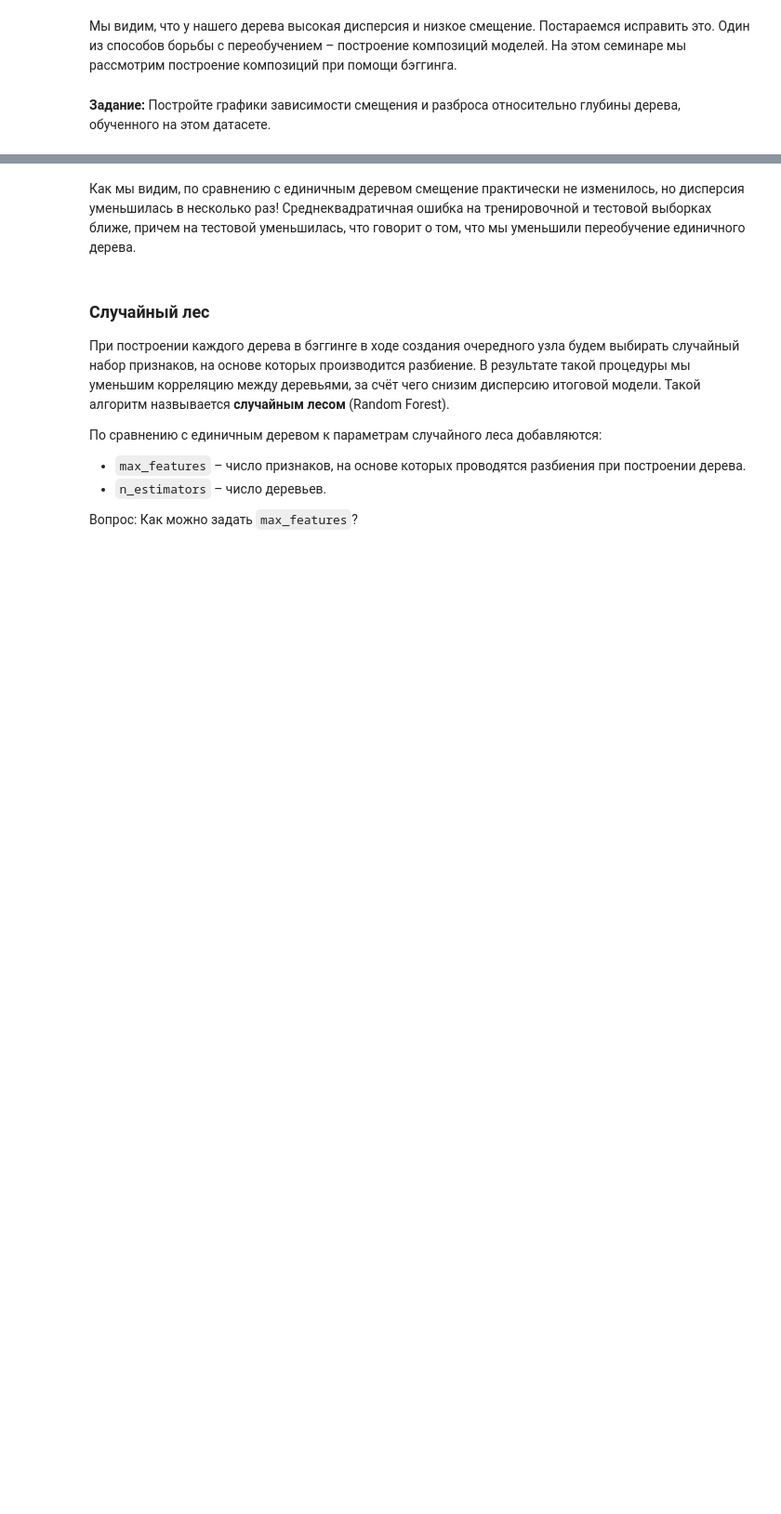
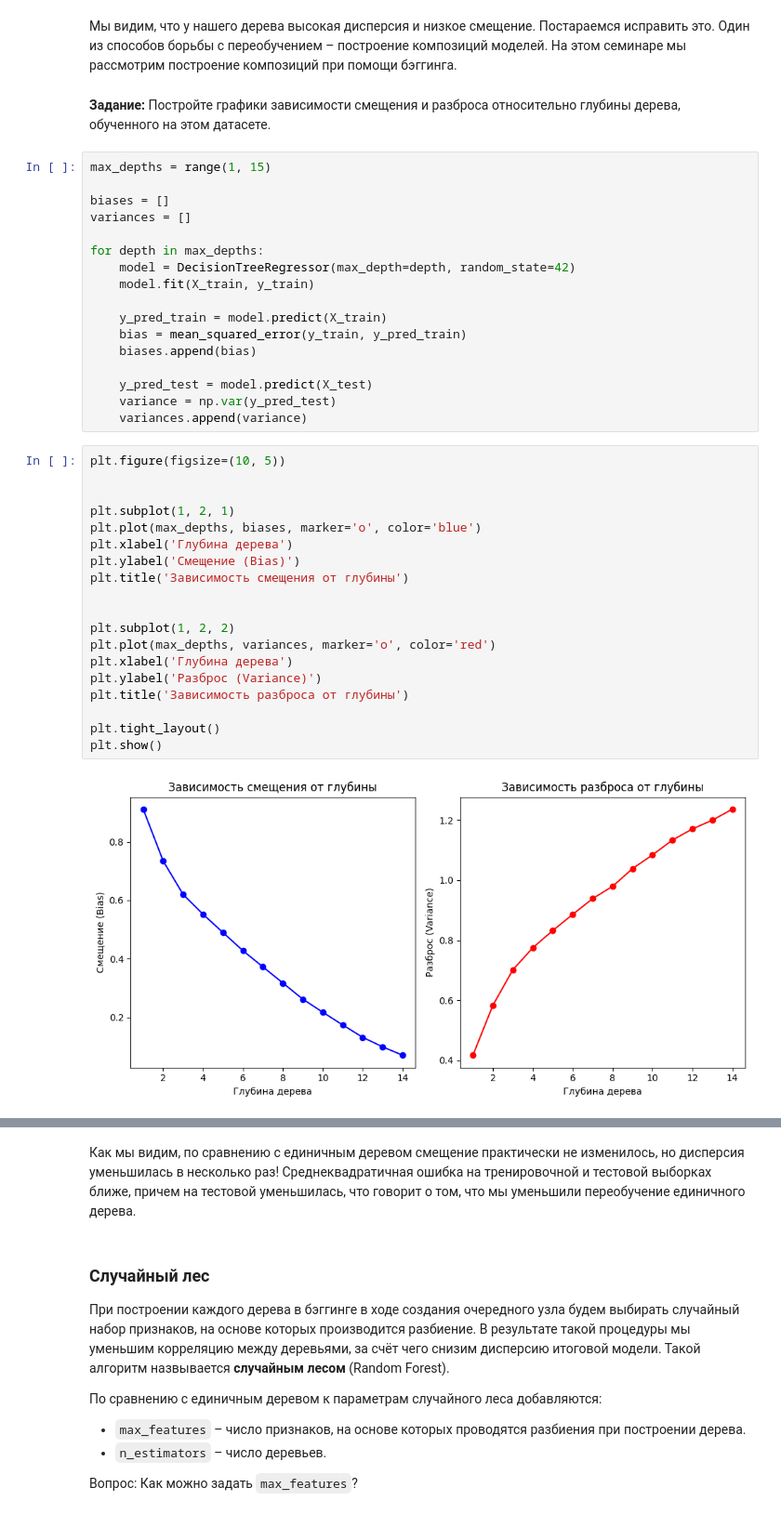
Before and after one commit to sweeteri/spbu-ai-fundamentals, a Jupyter notebook: practicum_9/random_forest.ipynb, the cells around one changed output, grey strips where cells are left out. Shown at 93% size. Cells and saved outputs as stored; diff of their text form; blank space fills up the shorter version.

```diff
--- a/practicum_9/random_forest.ipynb
+++ b/practicum_9/random_forest.ipynb
@@ -111,6 +118,44 @@ print(f"Average test variance: {avg_var:.2f}")
 Мы видим, что у нашего дерева высокая дисперсия и низкое смещение. Постараемся исправить это. Один из способов борьбы с переобучением – построение композиций моделей. На этом семинаре мы рассмотрим построение композиций при помощи бэггинга.
 # %% [markdown]
 **Задание:**  Постройте графики зависимости смещения и разброса относительно глубины дерева, обученного на этом датасете.
+# %%
+max_depths = range(1, 15)
+
+biases = []
+variances = []
+
+for depth in max_depths:
+    model = DecisionTreeRegressor(max_depth=depth, random_state=42)
+    model.fit(X_train, y_train)
+
+    y_pred_train = model.predict(X_train)
+    bias = mean_squared_error(y_train, y_pred_train)
+    biases.append(bias)
+
+    y_pred_test = model.predict(X_test)
+    variance = np.var(y_pred_test)
+    variances.append(variance)
+# %%
+plt.figure(figsize=(10, 5))
+
+
+plt.subplot(1, 2, 1)
+plt.plot(max_depths, biases, marker='o', color='blue')
+plt.xlabel('Глубина дерева')
+plt.ylabel('Смещение (Bias)')
+plt.title('Зависимость смещения от глубины')
+
+
+plt.subplot(1, 2, 2)
+plt.plot(max_depths, variances, marker='o', color='red')
+plt.xlabel('Глубина дерева')
+plt.ylabel('Разброс (Variance)')
+plt.title('Зависимость разброса от глубины')
+
+plt.tight_layout()
+plt.show()
+# %% [output]
+[figure, added]
 # %% [markdown]
 ### Бэггинг
 Бэггинг основан на идее бутстрапа. Бутстрап работает на удивление просто.
```
Also changed, not shown: parts of 14 cells of this notebook.
